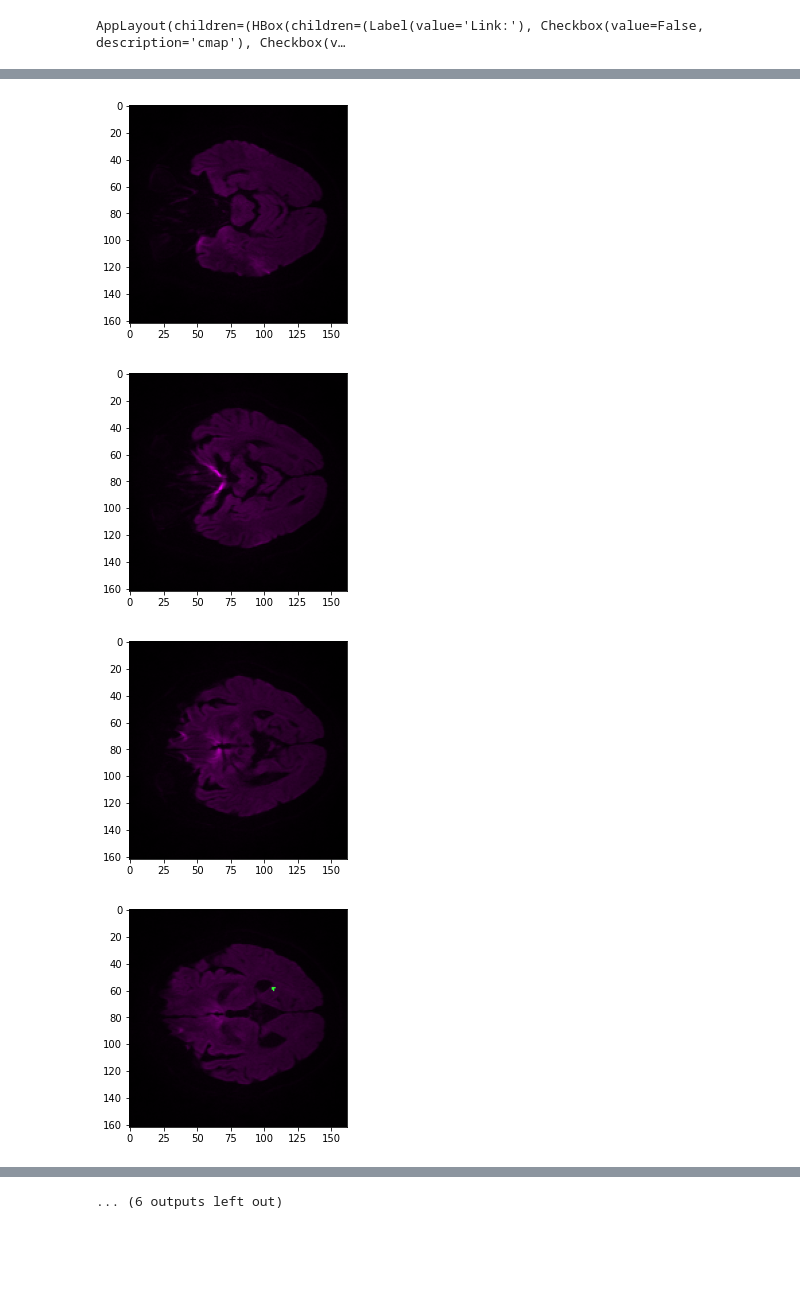
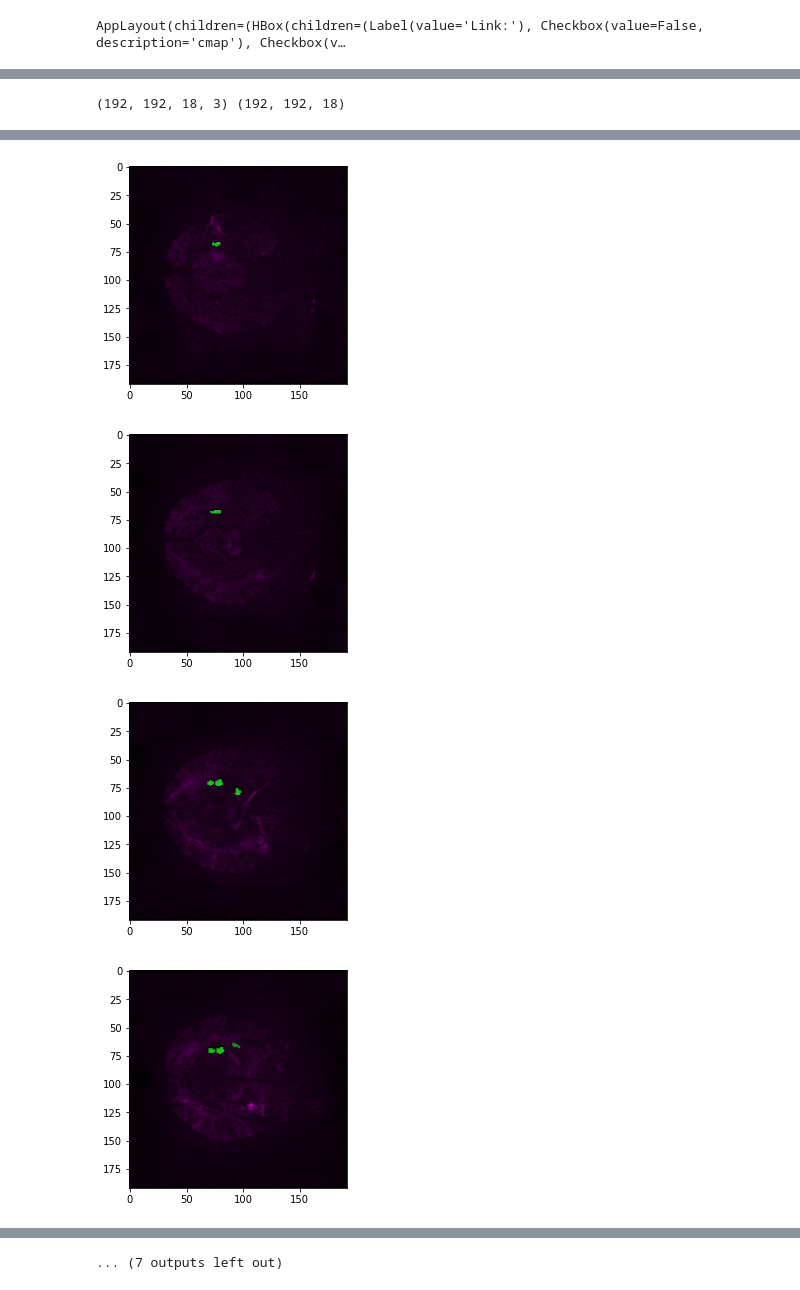
Before and after one commit to LysanderdeJong/RecSeg, a Jupyter notebook: dwi_dcom2nii.ipynb, the cells around one changed output, grey strips where cells are left out. Saved outputs shown, nothing was run; the diff lists cells and outputs as text; code cells hidden in the pictures; blank space fills up the shorter version.

```diff
--- a/dwi_dcom2nii.ipynb
+++ b/dwi_dcom2nii.ipynb
@@ -38,10 +43,11 @@ for dicom_id in file_names:
 # %%
 nii_file_path = "/data/projects/dwi_aisd/DWIs_nii/0019983_DWI.nii.gz"
 nii = nib.load(nii_file_path)
-# nii = nib.as_closest_canonical(nii)
+nii = nib.as_closest_canonical(nii)
 nii_numpy = np.array(nii.dataobj)
 transform = np.array(nib.load(nii_file_path).affine)
-for i in range(18):
+# nii_numpy = nii_numpy[:, :, :, 0]
+for i in range(nii_numpy.shape[-1]):
     plt.imshow(nii_numpy[:, :, i], cmap="gray")
     plt.show()
 # %% [output]
@@ -271,10 +333,17 @@ Array stats: mean:204.20260620117188, std:329.2801208496094, low-thres:39.562545
 # %%
-test = np.array(nib.load(fixed_image_file_path).dataobj)
-test = test/np.max(test)
-trans_mask_array = np.array(nib.load("/data/projects/dwi_aisd/masks_DWI/0021023_mask.nii.gz").dataobj)
+test = nib.load("/data/projects/dwi_aisd/DWIs_nii/0538750_3_DWI.nii.gz")
+test = nib.as_closest_canonical(test)
+test = np.array(test.dataobj).astype(np.float32)
+test = test/np.max(test[:, :, :, 2])
+trans_mask_array = nib.load("/data/projects/dwi_aisd/masks_DWI/0538750_3_mask.nii.gz")
+trans_mask_array = nib.as_closest_canonical(trans_mask_array)
+trans_mask_array = np.array(trans_mask_array.dataobj).astype(np.float32)
+trans_mask_array = trans_mask_array/np.max(trans_mask_array)
 
-for i in range(test.shape[-1]):
-    image = test[:, :, i]
+print(test.shape, trans_mask_array.shape)
+
+for i in range(test.shape[2]):
+    image = test[:, :, i, 2]
     mask = trans_mask_array[:, :, i]
 
     c_img = np.zeros((image.shape[0], image.shape[1], 3))
@@ -285,3 +354,4 @@ for i in range(test.shape[-1]):
     plt.imshow(c_img)
     plt.show()
 # %% [output]
+(192, 192, 18, 3) (192, 192, 18)
@@ -293,4 +363,4 @@ for i in range(test.shape[-1]):
-[figure, old version]
+[figure, new version]
-[figure, old version]
+[figure, new version]
-[figure, old version]
+[figure, new version]
-[figure, old version]
+[figure, new version]
@@ -300 +369 @@ for i in range(test.shape[-1]):
-... (6 outputs left out)
+... (7 outputs left out)
```
Also changed, not shown: parts of 14 cells of this notebook, 8 other files.
